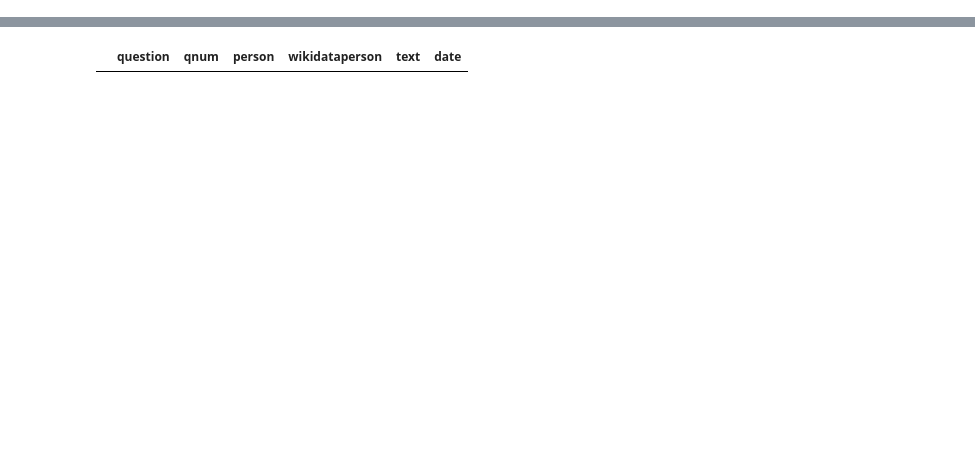
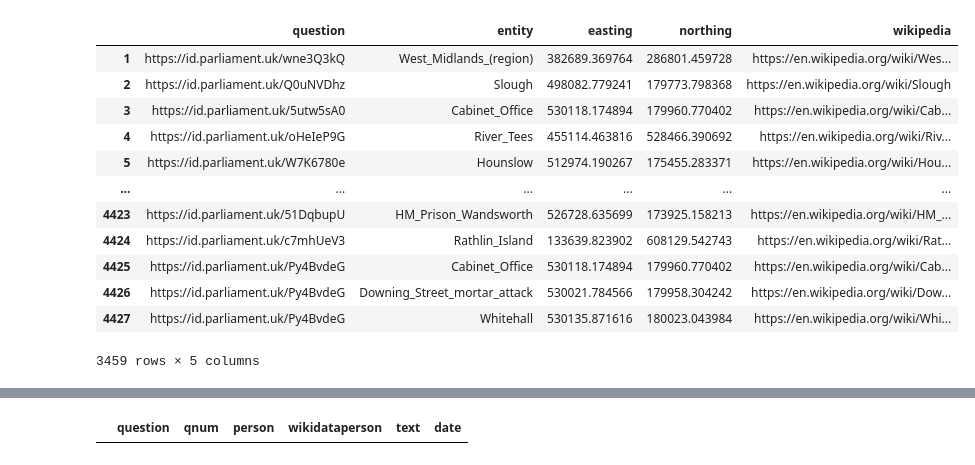
Before and after one commit to zapper-95/MP-Written-Question-Analysis, a Jupyter notebook: notebooks/queries.ipynb, the cells around one changed output, grey strips where cells are left out. Saved outputs shown, nothing was run; the diff lists cells and outputs as text; code cells hidden in the pictures; blank space fills up the shorter version.

```diff
--- a/queries.ipynb
+++ b/notebooks/queries.ipynb
@@ -38,0 +268,19 @@ KeyError: 'text'
+# %%
+# these entities are removed as they are there location is not relevant when a given question is asked
+remove_entities = ["Office_for_National_Statistics", "Department_for_Transport", "HM_Treasury", "Cabinet Office", "House_of_Commons_of_the_United_Kingdom", "Parliament_of_the_United_Kingdom", "National_Audit_Office_(United_Kingdom)", "Government_Equalities_Office"]
+question_locations_df = question_locations_df[~question_locations_df["entity"].isin(remove_entities)]
+question_locations_df
+# %% [output]
+|  | question | entity | easting | northing | wikipedia |
+| 1 | https://id.parliament.uk/wne3Q3kQ | West_Midlands_(region) | 382689.369764 | 286801.459728 | https://en.wikipedia.org/wiki/Wes... |
+| 2 | https://id.parliament.uk/Q0uNVDhz | Slough | 498082.779241 | 179773.798368 | https://en.wikipedia.org/wiki/Slough |
+| 3 | https://id.parliament.uk/5utw5sA0 | Cabinet_Office | 530118.174894 | 179960.770402 | https://en.wikipedia.org/wiki/Cab... |
+| 4 | https://id.parliament.uk/oHeIeP9G | River_Tees | 455114.463816 | 528466.390692 | https://en.wikipedia.org/wiki/Riv... |
+| 5 | https://id.parliament.uk/W7K6780e | Hounslow | 512974.190267 | 175455.283371 | https://en.wikipedia.org/wiki/Hou... |
+| ... | ... | ... | ... | ... | ... |
+| 4423 | https://id.parliament.uk/51DqbupU | HM_Prison_Wandsworth | 526728.635699 | 173925.158213 | https://en.wikipedia.org/wiki/HM_... |
+| 4424 | https://id.parliament.uk/c7mhUeV3 | Rathlin_Island | 133639.823902 | 608129.542743 | https://en.wikipedia.org/wiki/Rat... |
+| 4425 | https://id.parliament.uk/Py4BvdeG | Cabinet_Office | 530118.174894 | 179960.770402 | https://en.wikipedia.org/wiki/Cab... |
+| 4426 | https://id.parliament.uk/Py4BvdeG | Downing_Street_mortar_attack | 530021.784566 | 179958.304242 | https://en.wikipedia.org/wiki/Dow... |
+| 4427 | https://id.parliament.uk/Py4BvdeG | Whitehall | 530135.871616 | 180023.043984 | https://en.wikipedia.org/wiki/Whi... |
+3459 rows × 5 columns
```
Also changed, not shown: parts of 35 cells of this notebook, 8 other files.
